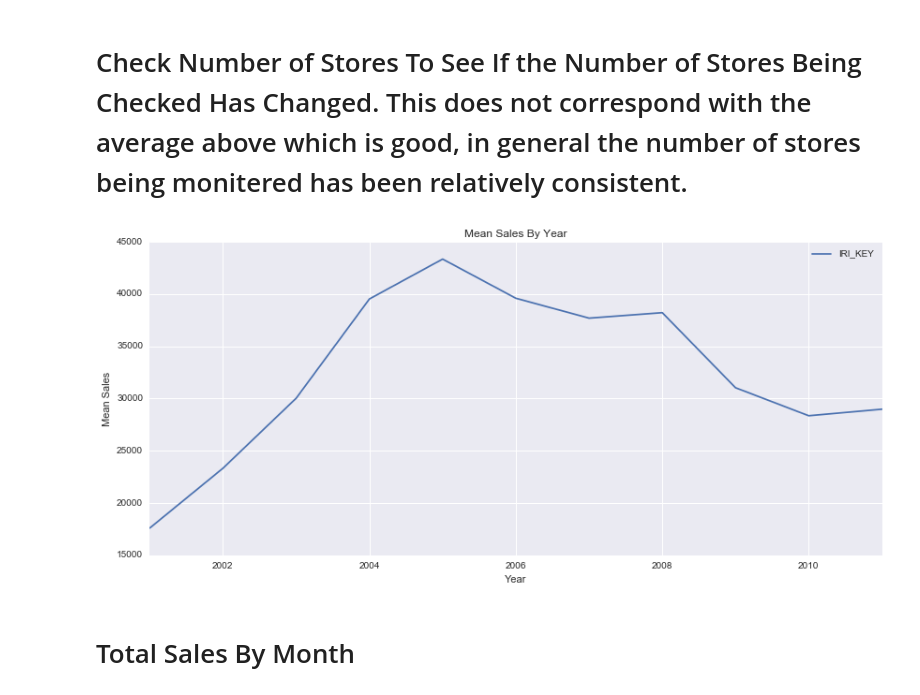
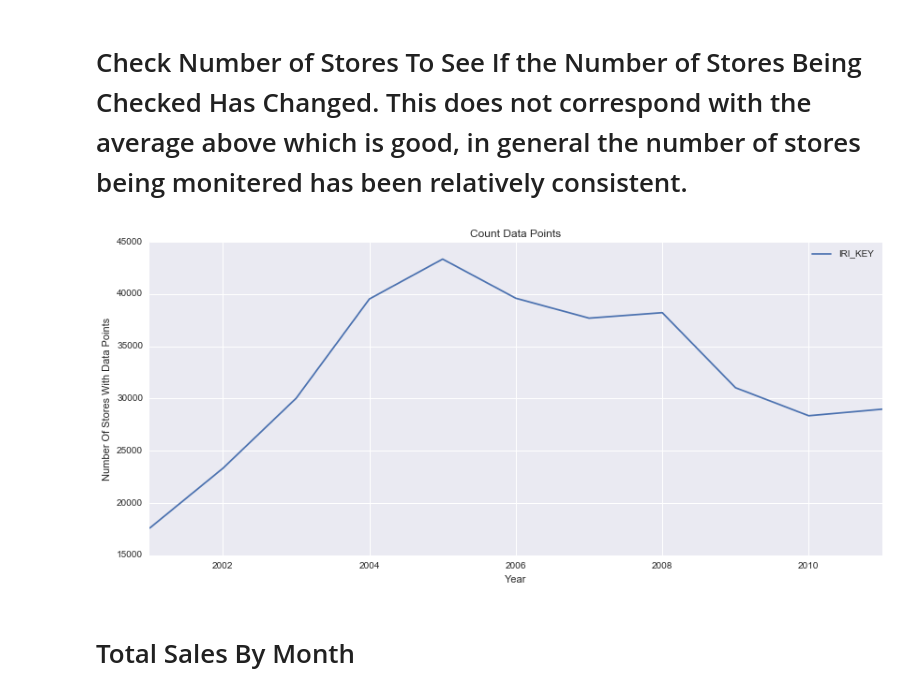
Before and after one commit to mGalarnyk/Machine_Learning_Froyo, a Jupyter notebook: Ryan/Project_Geographic_Location_Info.ipynb, the cells around one changed output. Drawn from its saved outputs; the diff is of its cells as text; code cells hidden in the pictures.

```diff
--- a/Ryan/Project_Geographic_Location_Info.ipynb
+++ b/Ryan/Project_Geographic_Location_Info.ipynb
@@ -269,13 +269,13 @@ plt.show()
 # %%
 Sales_By_Year = df_drug_sales.groupby(['Year']).count()[['IRI_KEY']]
 Sales_By_Year.plot(figsize=(14, 6))
 plt.xlabel('Year')
-plt.ylabel('Mean Sales')
-plt.title('Mean Sales By Year')
+plt.ylabel('Number Of Stores With Data Points')
+plt.title('Count Data Points')
 plt.grid(True)
 plt.show()
 # %% [output]
-[figure, old version]
+[figure, new version]
 # %% [markdown]
 # Total Sales By Month
 # %%
```
Also changed, not shown: parts of 14 cells of this notebook.
